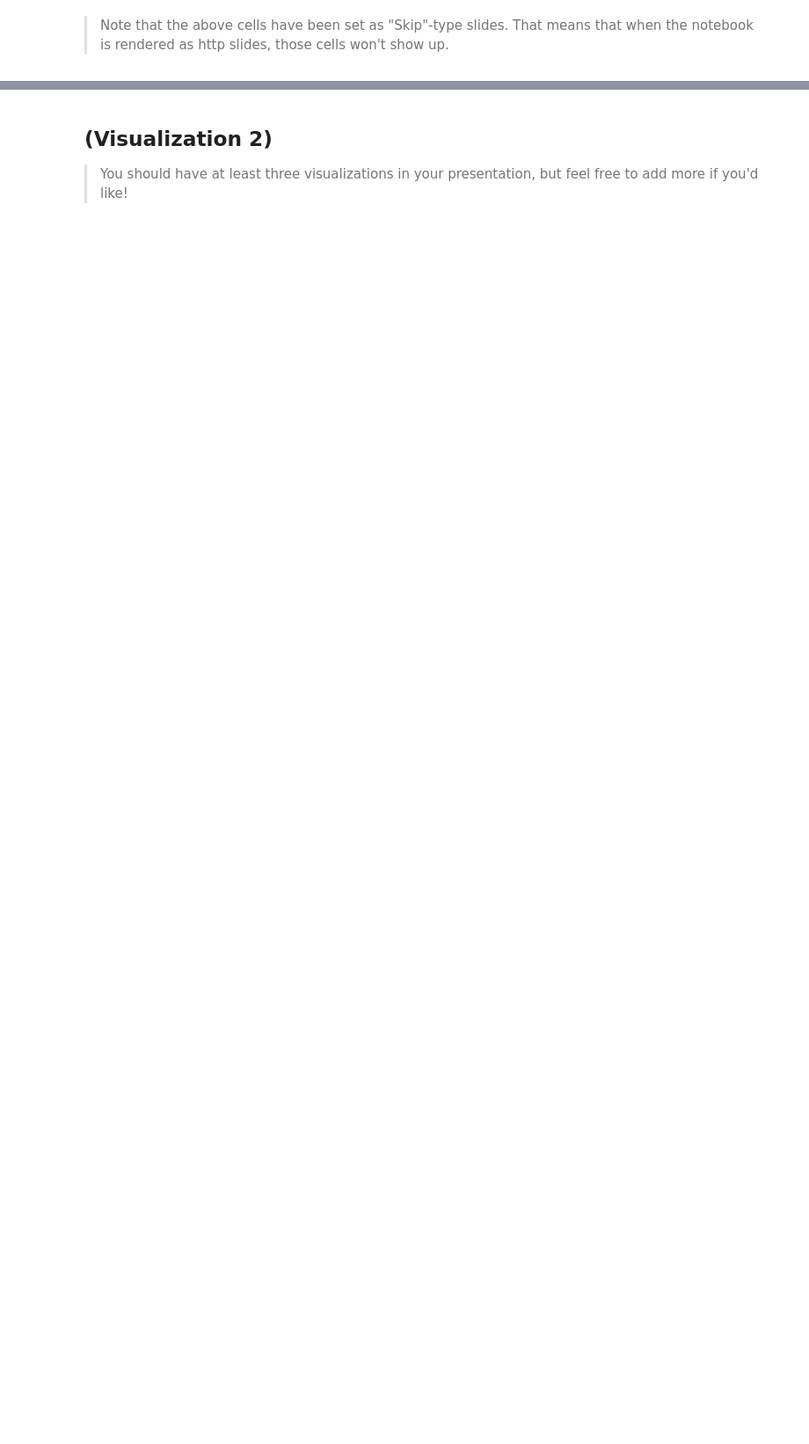
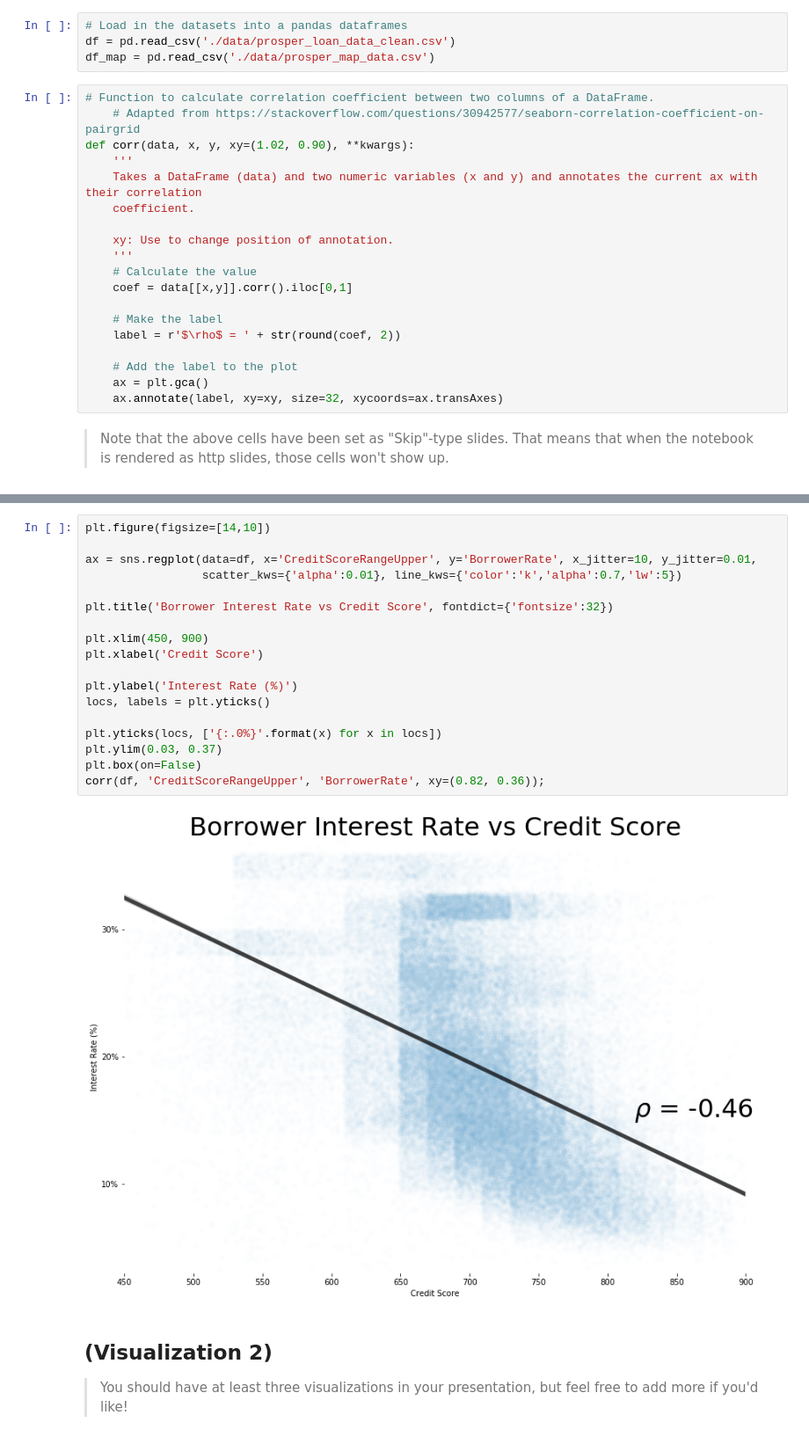
Before and after one commit to iRowebot/prosper_loans_visualizations, a Jupyter notebook: prosper_loans_slide_deck.ipynb, the cells around one changed output, grey strips where cells are left out. Shown: that part at 88% size. Drawn from its saved outputs; the diff is of its cells as text; blank space fills up the shorter version.

Commit message:
Add visualizations to slide deck.

```diff
--- a/prosper_loans_slide_deck.ipynb
+++ b/prosper_loans_slide_deck.ipynb
@@ -26,3 +30,26 @@ warnings.simplefilter("ignore")
+# %%
+# Load in the datasets into a pandas dataframes
+df = pd.read_csv('./data/prosper_loan_data_clean.csv')
+df_map = pd.read_csv('./data/prosper_map_data.csv')
+# %%
+# Function to calculate correlation coefficient between two columns of a DataFrame.
+    # Adapted from https://stackoverflow.com/questions/30942577/seaborn-correlation-coefficient-on-pairgrid
+def corr(data, x, y, xy=(1.02, 0.90), **kwargs):
+    '''
+    Takes a DataFrame (data) and two numeric variables (x and y) and annotates the current ax with their correlation
+    coefficient.
+
+    xy: Use to change position of annotation.
+    '''
+    # Calculate the value
+    coef = data[[x,y]].corr().iloc[0,1]
+
+    # Make the label
+    label = r'$\rho$ = ' + str(round(coef, 2))
+
+    # Add the label to the plot
+    ax = plt.gca()
+    ax.annotate(label, xy=xy, size=32, xycoords=ax.transAxes)
 # %% [markdown]
 > Note that the above cells have been set as "Skip"-type slides. That means
 that when the notebook is rendered as http slides, those cells won't show up.
@@ -31,6 +58,26 @@ that when the notebook is rendered as http slides, those cells won't show up.
 
 > Write a comment about your visualization here. The visualization should be in
 the next cell, as a sub-slide type. Make sure your visualizations are polished!
+# %%
+plt.figure(figsize=[14,10])
+
+ax = sns.regplot(data=df, x='CreditScoreRangeUpper', y='BorrowerRate', x_jitter=10, y_jitter=0.01,
+                 scatter_kws={'alpha':0.01}, line_kws={'color':'k','alpha':0.7,'lw':5})
+
+plt.title('Borrower Interest Rate vs Credit Score', fontdict={'fontsize':32})
+
+plt.xlim(450, 900)
+plt.xlabel('Credit Score')
+
+plt.ylabel('Interest Rate (%)')
+locs, labels = plt.yticks()
+
+plt.yticks(locs, ['{:.0%}'.format(x) for x in locs])
+plt.ylim(0.03, 0.37)
+plt.box(on=False)
+corr(df, 'CreditScoreRangeUpper', 'BorrowerRate', xy=(0.82, 0.36));
+# %% [output]
+[figure, added]
 # %% [markdown]
 ## (Visualization 2)
 
```
Also changed, not shown: parts of 7 cells of this notebook, 1 other file.
